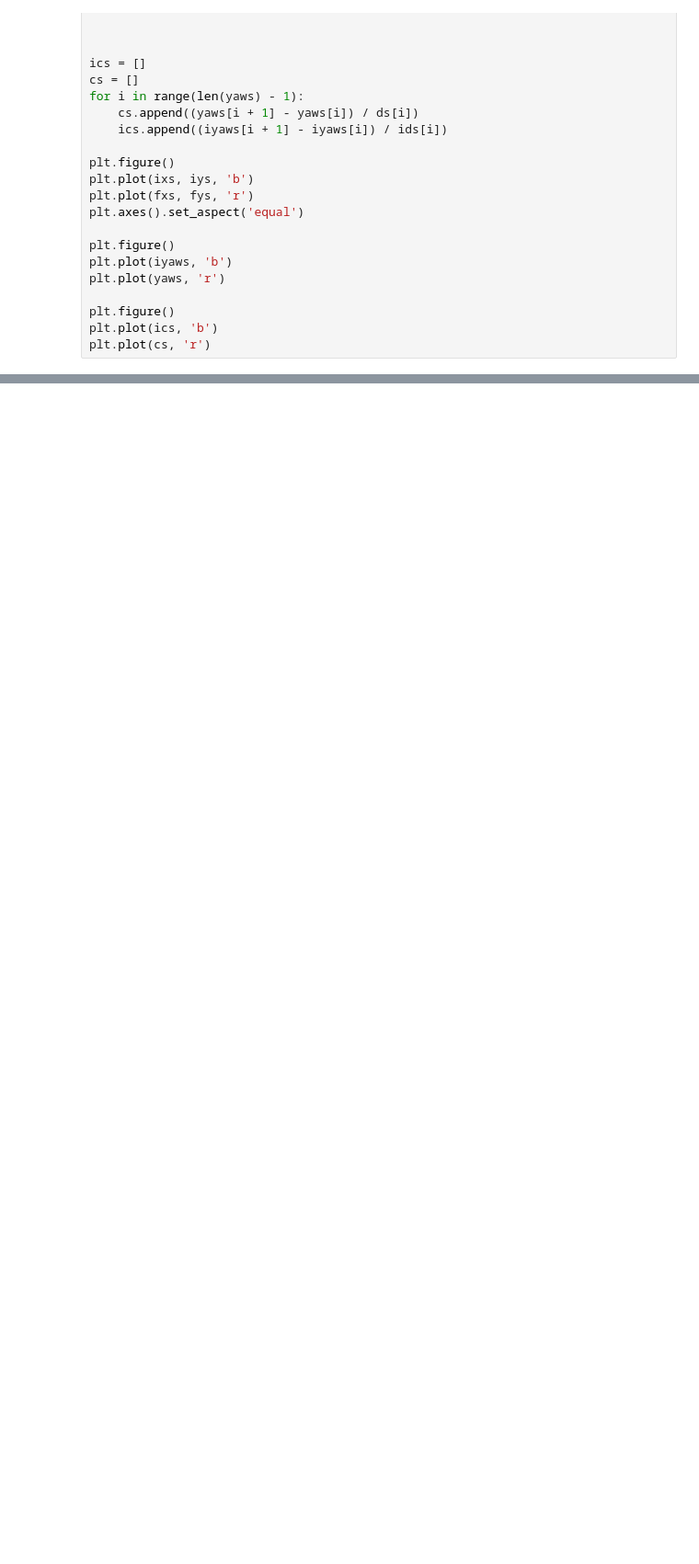
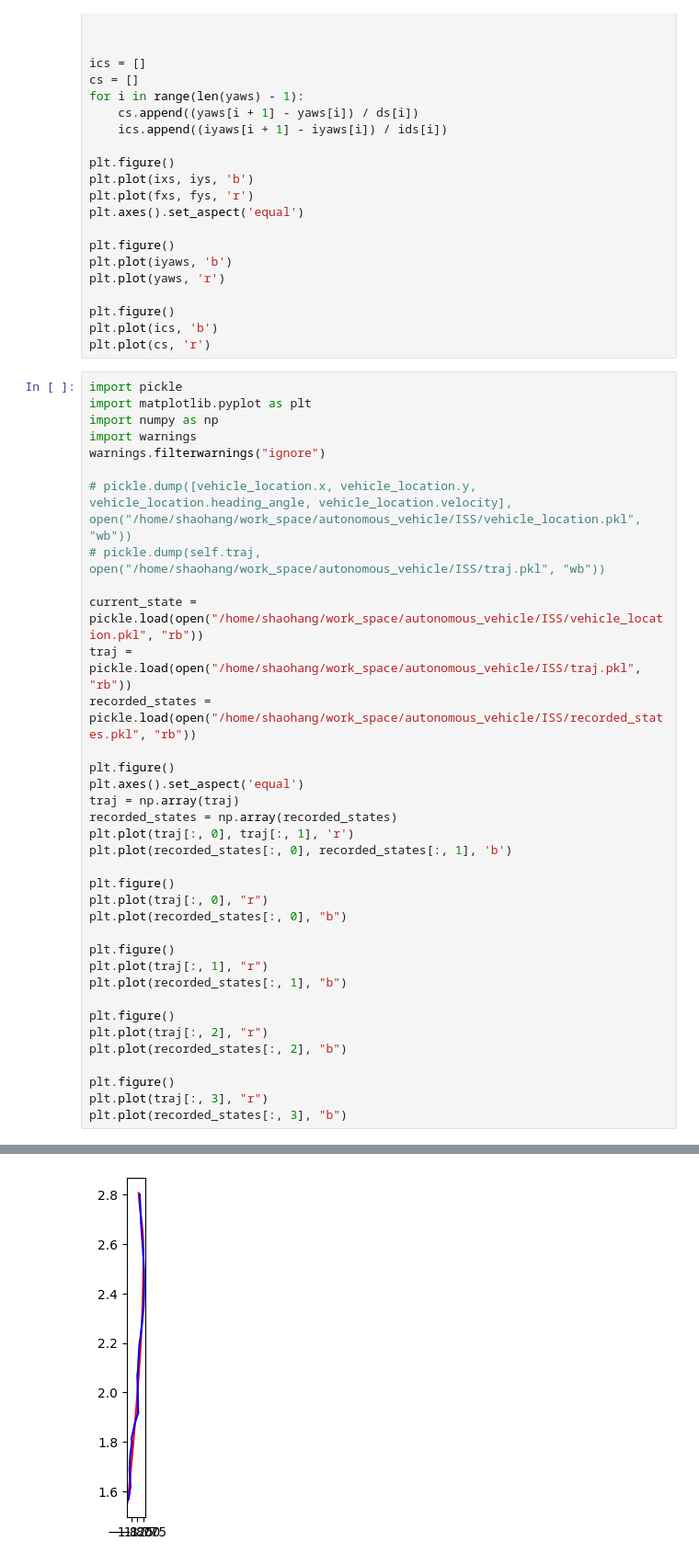
Before and after one commit to CAS-LRJ/ISS, a Jupyter notebook: test.ipynb, the cells around one changed output, grey strips where cells are left out. Shown: that part at 92% size. Saved outputs shown, nothing was run; the diff lists cells and outputs as text; blank space fills up the shorter version.

```diff
--- a/test.ipynb
+++ b/test.ipynb
@@ -124,3 +124,40 @@ plt.plot(yaws, 'r')
 plt.figure()
 plt.plot(ics, 'b')
 plt.plot(cs, 'r')
+# %%
+import pickle
+import matplotlib.pyplot as plt
+import numpy as np
+import warnings
+warnings.filterwarnings("ignore")
+
+# pickle.dump([vehicle_location.x, vehicle_location.y, vehicle_location.heading_angle, vehicle_location.velocity], open("/home/shaohang/work_space/autonomous_vehicle/ISS/vehicle_location.pkl", "wb"))
+# pickle.dump(self.traj, open("/home/shaohang/work_space/autonomous_vehicle/ISS/traj.pkl", "wb"))
+
+current_state = pickle.load(open("/home/shaohang/work_space/autonomous_vehicle/ISS/vehicle_location.pkl", "rb"))
+traj = pickle.load(open("/home/shaohang/work_space/autonomous_vehicle/ISS/traj.pkl", "rb"))
+recorded_states = pickle.load(open("/home/shaohang/work_space/autonomous_vehicle/ISS/recorded_states.pkl", "rb"))
+
+plt.figure()
+plt.axes().set_aspect('equal')
+traj = np.array(traj)
+recorded_states = np.array(recorded_states)
+plt.plot(traj[:, 0], traj[:, 1], 'r')
+plt.plot(recorded_states[:, 0], recorded_states[:, 1], 'b')
+
+plt.figure()
+plt.plot(traj[:, 0], "r")
+plt.plot(recorded_states[:, 0], "b")
+
+plt.figure()
+plt.plot(traj[:, 1], "r")
+plt.plot(recorded_states[:, 1], "b")
+
+plt.figure()
+plt.plot(traj[:, 2], "r")
+plt.plot(recorded_states[:, 2], "b")
+
+plt.figure()
+plt.plot(traj[:, 3], "r")
+plt.plot(recorded_states[:, 3], "b")
+# %% [output]
@@ -126,0 +165 @@ plt.plot(cs, 'r')
+[figure, added]
```
Also changed, not shown: parts of 2 cells of this notebook, 11 other files.
